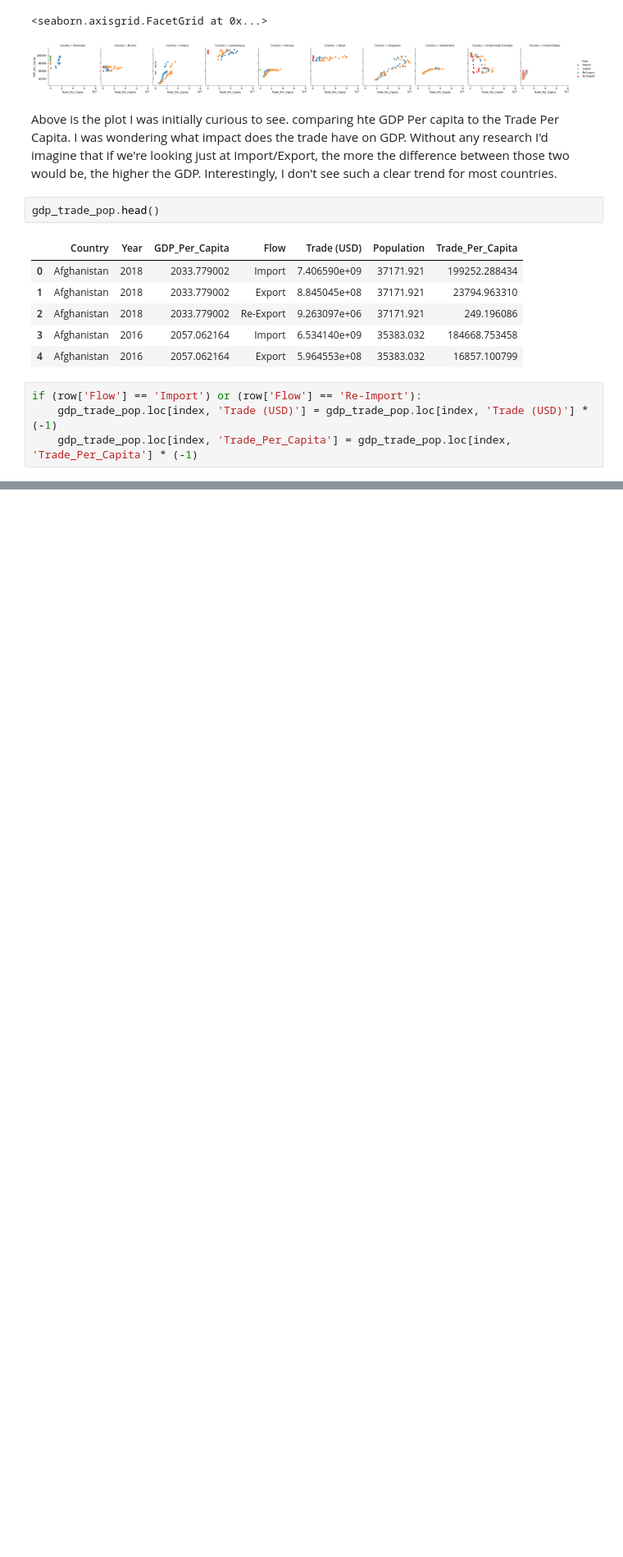
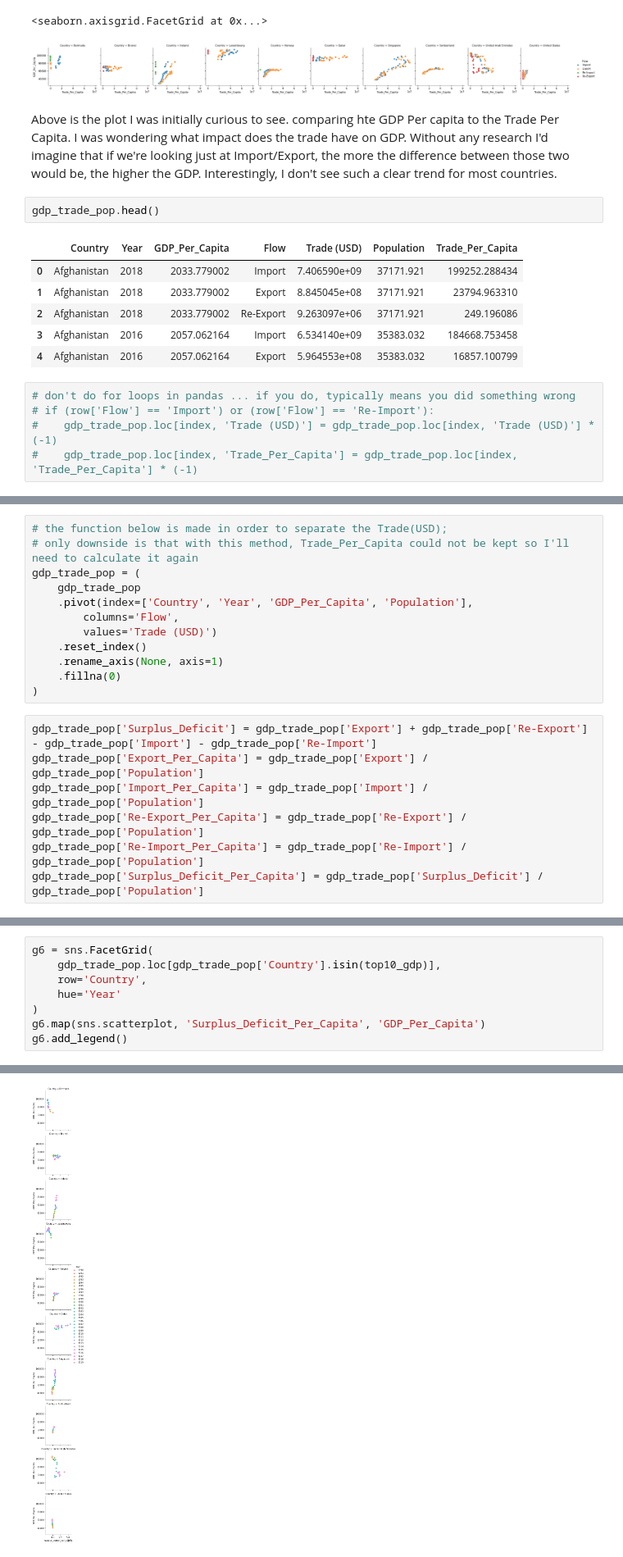
Before and after one commit to tomoumer/un_data_question-tomoumer, a Jupyter notebook: notebooks/UN_Data_Solo.ipynb, the cells around one changed output, grey strips where cells are left out. Shown at 82% size. Saved outputs shown, nothing was run; the diff lists cells and outputs as text; blank space fills up the shorter version.

```diff
--- a/notebooks/UN_Data_Solo.ipynb
+++ b/notebooks/UN_Data_Solo.ipynb
@@ -207,6 +207,7 @@ gdp_trade_pop.head()
 | 3 | Afghanistan | 2016 | 2057.062164 | Import | 6.534140e+09 | 35383.032 | 184668.753458 |
 | 4 | Afghanistan | 2016 | 2057.062164 | Export | 5.964553e+08 | 35383.032 | 16857.100799 |
 # %%
-if (row['Flow'] == 'Import') or (row['Flow'] == 'Re-Import'):
-    gdp_trade_pop.loc[index, 'Trade (USD)'] = gdp_trade_pop.loc[index, 'Trade (USD)'] * (-1)
-    gdp_trade_pop.loc[index, 'Trade_Per_Capita'] = gdp_trade_pop.loc[index, 'Trade_Per_Capita'] * (-1)
+# don't do for loops in pandas ... if you do, typically means you did something wrong
+# if (row['Flow'] == 'Import') or (row['Flow'] == 'Re-Import'):
+#    gdp_trade_pop.loc[index, 'Trade (USD)'] = gdp_trade_pop.loc[index, 'Trade (USD)'] * (-1)
+#    gdp_trade_pop.loc[index, 'Trade_Per_Capita'] = gdp_trade_pop.loc[index, 'Trade_Per_Capita'] * (-1)
@@ -212,0 +235,19 @@ if (row['Flow'] == 'Import') or (row['Flow'] == 'Re-Import'):
+# %%
+# the function below is made in order to separate the Trade(USD);
+# only downside is that with this method, Trade_Per_Capita could not be kept so I'll need to calculate it again
+gdp_trade_pop = (
+    gdp_trade_pop
+    .pivot(index=['Country', 'Year', 'GDP_Per_Capita', 'Population'],
+        columns='Flow',
+        values='Trade (USD)')
+    .reset_index()
+    .rename_axis(None, axis=1)
+    .fillna(0)
+)
+# %%
+gdp_trade_pop['Surplus_Deficit'] = gdp_trade_pop['Export'] + gdp_trade_pop['Re-Export'] - gdp_trade_pop['Import'] - gdp_trade_pop['Re-Import']
+gdp_trade_pop['Export_Per_Capita'] = gdp_trade_pop['Export'] / gdp_trade_pop['Population']
+gdp_trade_pop['Import_Per_Capita'] = gdp_trade_pop['Import'] / gdp_trade_pop['Population']
+gdp_trade_pop['Re-Export_Per_Capita'] = gdp_trade_pop['Re-Export'] / gdp_trade_pop['Population']
+gdp_trade_pop['Re-Import_Per_Capita'] = gdp_trade_pop['Re-Import'] / gdp_trade_pop['Population']
+gdp_trade_pop['Surplus_Deficit_Per_Capita'] = gdp_trade_pop['Surplus_Deficit'] / gdp_trade_pop['Population']
@@ -212,0 +318,9 @@ if (row['Flow'] == 'Import') or (row['Flow'] == 'Re-Import'):
+# %%
+g6 = sns.FacetGrid(
+    gdp_trade_pop.loc[gdp_trade_pop['Country'].isin(top10_gdp)],
+    row='Country',
+    hue='Year'
+)
+g6.map(sns.scatterplot, 'Surplus_Deficit_Per_Capita', 'GDP_Per_Capita')
+g6.add_legend()
+# %% [output]
@@ -212,0 +328 @@ if (row['Flow'] == 'Import') or (row['Flow'] == 'Re-Import'):
+[figure, added]
```
Also changed, not shown: parts of 14 cells of this notebook.
